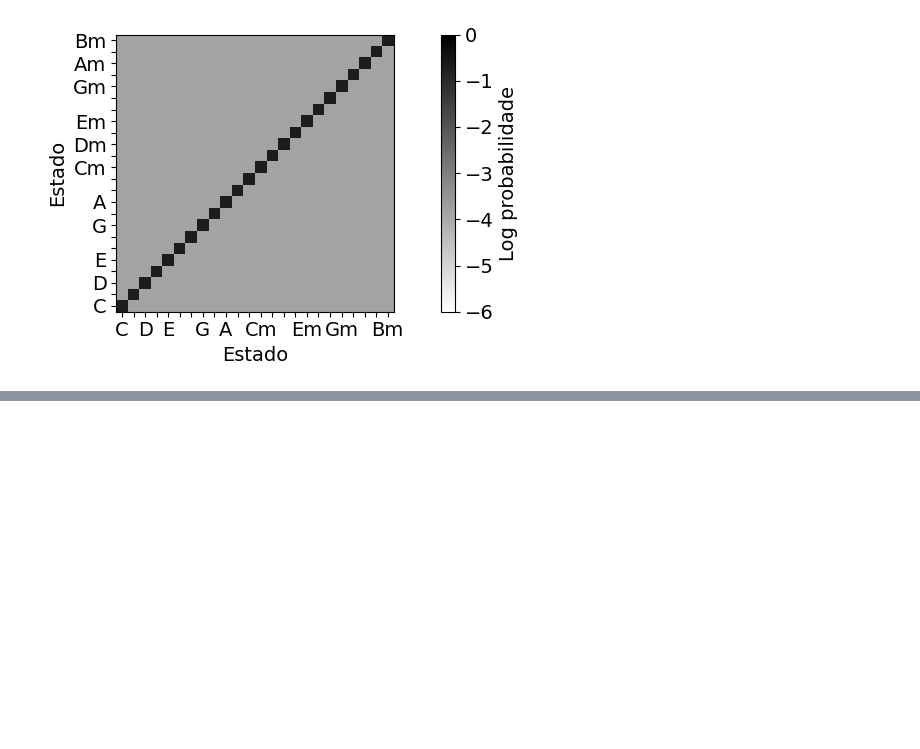
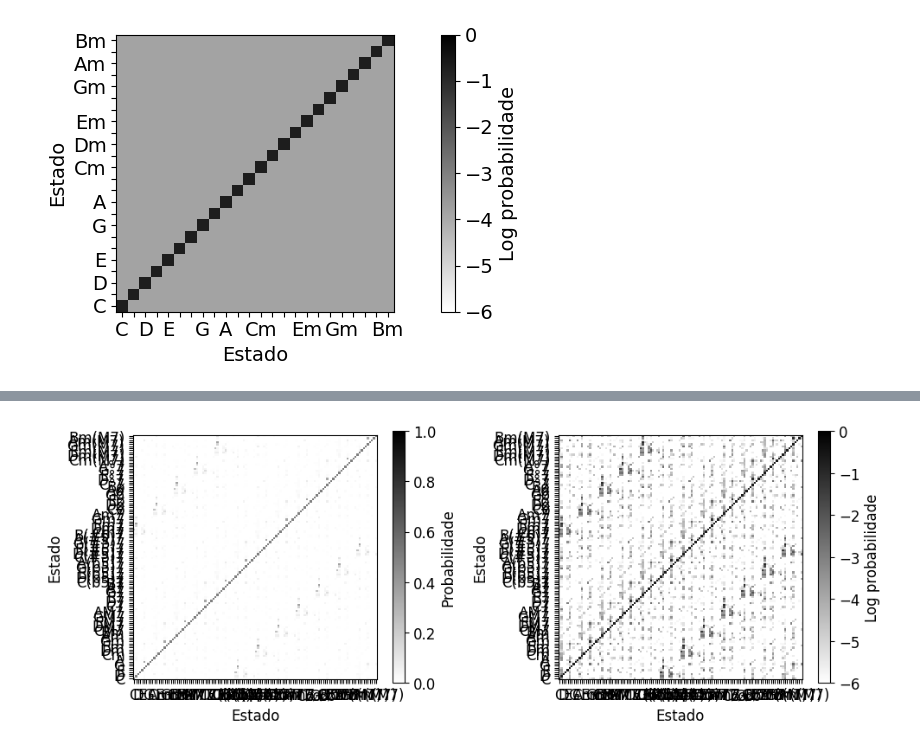
Before and after one commit to RodrigoPita/TCC, a Jupyter notebook: Initial Tests/batch_6.ipynb, the cells around one changed output, grey strips where cells are left out. Saved outputs shown, nothing was run; the diff lists cells and outputs as text; code cells hidden in the pictures; blank space fills up the shorter version.

Commit message:
Primeiros testes com a matriz 120x120

```diff
--- a/Initial Tests/batch_6.ipynb
+++ b/Initial Tests/batch_6.ipynb
@@ -465,0 +481,92 @@ plt.tight_layout()
+# %%
+# Configurações globais para o tamanho da fonte
+plt.rcParams.update({'font.size': 12})  # Altere 12 para o tamanho desejado
+def plot_transition_matrix(A, log=True, ax=None, figsize=(6, 5), title='',
+                           xlabel='Estado', ylabel='Estado',
+                           cmap='gray_r', quadrant=False):
+    """Plot a transition matrix for 24 chord models (12 major and 12 minor triads)
+
+    Notebook: C5/C5S3_ChordRec_HMM.ipynb
+
+    Args:
+        A: Transition matrix
+        log: Show log probabilities (Default value = True)
+        ax: Axis (Default value = None)
+        figsize: Width, height in inches (only used when ax=None) (Default value = (6, 5))
+        title: Title for plot (Default value = '')
+        xlabel: Label for x-axis (Default value = 'State (chord label)')
+        ylabel: Label for y-axis (Default value = 'State (chord label)')
+        cmap: Color map (Default value = 'gray_r')
+        quadrant: Plots additional lines for C-major and C-minor quadrants (Default value = False)
+
+    Returns:
+        fig: The created matplotlib figure or None if ax was given.
+        ax: The used axes.
+        im: The image plot
+    """
+    fig = None
+    if ax is None:
+        fig, ax = plt.subplots(1, 1, figsize=figsize)
+        ax = [ax]
+
+    if log is True:
+        A_plot = np.log(A)
+        cbar_label = 'Log probabilidade'
+        clim = [-6, 0]
+    else:
+        A_plot = A
+        cbar_label = 'Probabilidade'
+        clim = [0, 1]
+    im = ax[0].imshow(A_plot, origin='lower', aspect='equal', cmap=cmap, interpolation='nearest')
+    im.set_clim(clim)
+    plt.sca(ax[0])
+    cbar = plt.colorbar(im)
+    ax[0].set_xlabel(xlabel)
+    ax[0].set_ylabel(ylabel)
+    ax[0].set_title(title)
+    cbar.ax.set_ylabel(cbar_label)
+
+    size_A = len(A)
+
+    chord_labels = get_chord_labels(m_type=1)
+    chord_labels_squeezed_1 = chord_labels.copy()
+    chord_labels_squeezed_2 = chord_labels.copy()
+    for k in [1, 3, 5, 6, 8, 10, 11, 13, 14, 15, 17, 18, 20, 21, 22,
+            25, 27, 29, 30, 32, 34, 35, 37, 38, 39, 41, 42, 44, 45, 46,
+            49, 51, 53, 54, 56, 58, 59, 61, 62, 63, 65, 66, 68, 69, 70,
+            73, 75, 77, 78, 80, 82, 83, 85, 86, 87, 89, 90, 92, 93, 94,
+            97, 99, 101, 102, 104, 106, 107, 109, 110, 111, 113, 114, 116, 117, 118]:
+        chord_labels_squeezed_1[k] = ''
+    for k in [1, 3, 5, 6, 8, 10, 11, 13, 15, 17, 18, 20, 22,
+            25, 27, 29, 30, 32, 34, 35, 37, 39, 41, 42, 44, 46,
+            49, 51, 53, 54, 56, 58, 59, 61, 63, 65, 66, 68, 70,
+            73, 75, 77, 78, 80, 82, 83, 85, 87, 89, 90, 92, 94,
+            97, 99, 101, 102, 104, 106, 107, 109, 111, 113, 114, 116, 118]:
+        chord_labels_squeezed_2[k] = ''
+
+    ax[0].set_xticks(np.arange(size_A))
+    ax[0].set_yticks(np.arange(size_A))
+    ax[0].set_xticklabels(chord_labels_squeezed_1)
+    ax[0].set_yticklabels(chord_labels_squeezed_2)
+
+    if quadrant is True:
+        ax[0].axvline(x=11.5, ymin=0, ymax=24, linewidth=2, color='r')
+        ax[0].axhline(y=11.5, xmin=0, xmax=24, linewidth=2, color='r')
+
+    return fig, ax, im
+
+# Load transition matrix estimated on the basis of the Beatles collection
+tr_matrix = '../Data/Matrices/matriz_de_transicao_2.csv'
+df = pd.read_csv(tr_matrix, sep = ',', decimal = '.', header = 0, index_col = 0)
+A_est_df = edit_diagonal(df, 0.5)
+A_est = A_est_df.to_numpy('float64')
+
+fig, ax = plt.subplots(1, 2, gridspec_kw={'width_ratios': [1, 1],
+                                          'height_ratios': [1]},
+                       figsize=(10, 3.8))
+
+plot_transition_matrix(A_est, log=False, ax=[ax[0]])
+plot_transition_matrix(A_est, ax=[ax[1]])
+plt.tight_layout()
+# %% [output]
+[figure, added]
```
Also changed, not shown: parts of 6 cells of this notebook, 26 other files.
